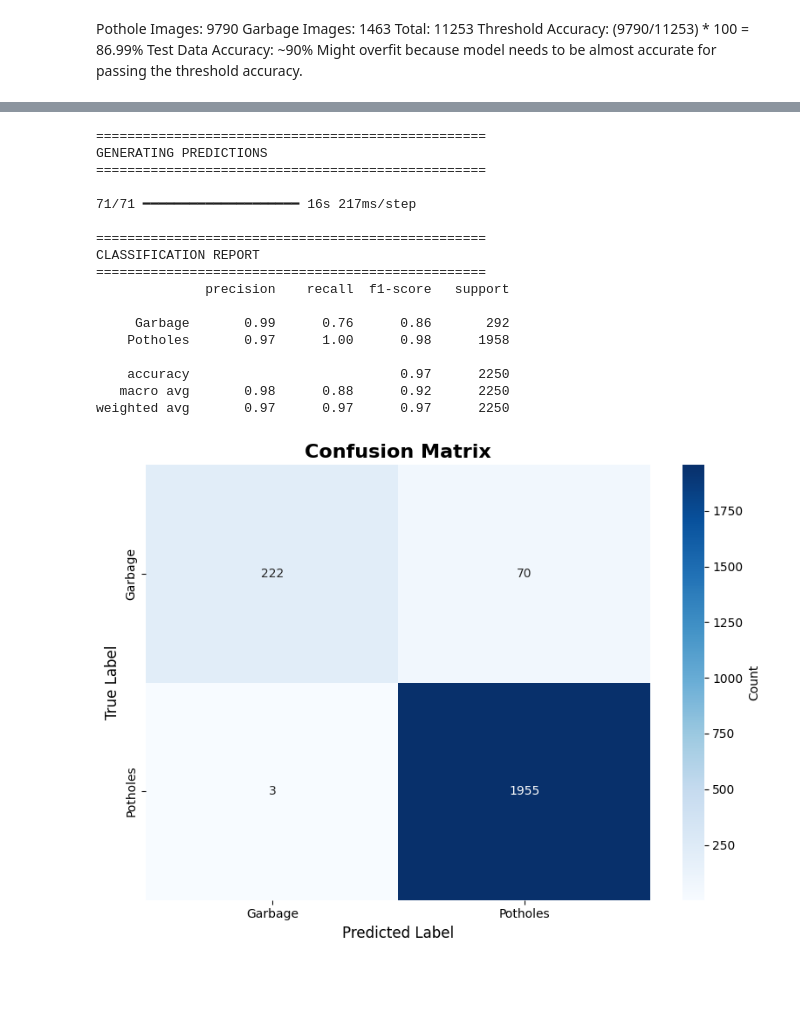
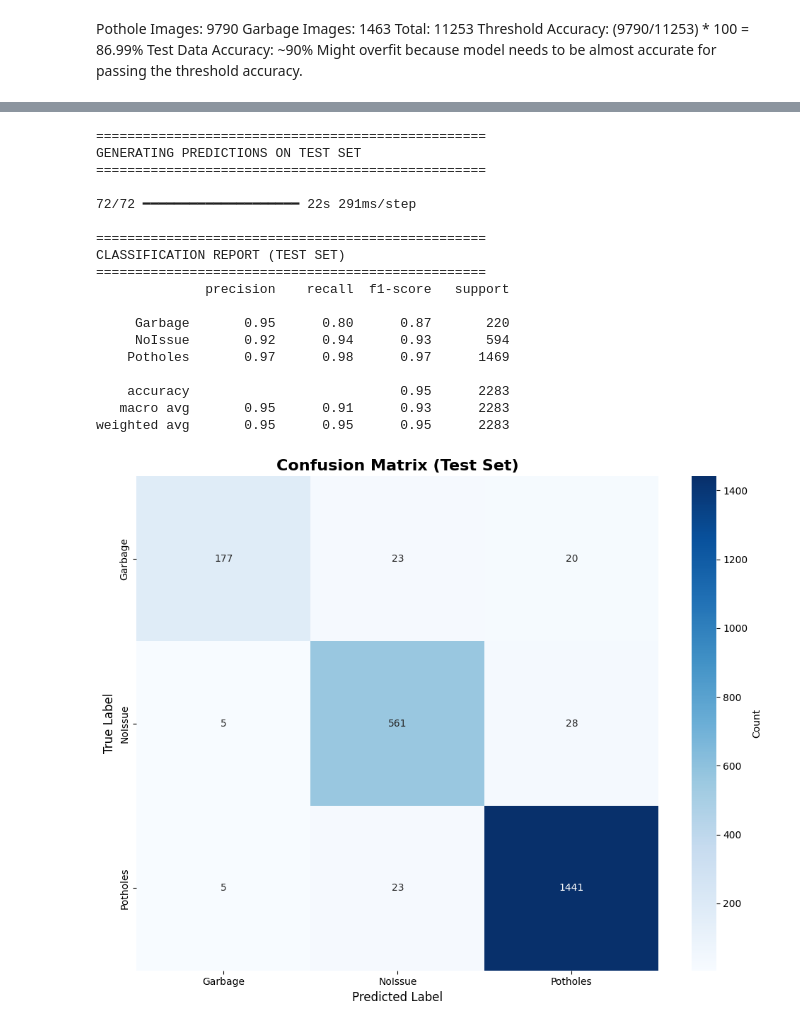
Before and after one commit to KarnaPratik/Neural-Network-From-Scratch, a Jupyter notebook: potholes-garbage-classifier.ipynb, the cells around one changed output, grey strips where cells are left out. Saved outputs shown, nothing was run; the diff lists cells and outputs as text; code cells hidden in the pictures; blank space fills up the shorter version.

Commit message:
Kaggle Notebook | notebookf16345274c | Needs fine tuning for garbage images

```diff
--- a/potholes-garbage-classifier.ipynb
+++ b/potholes-garbage-classifier.ipynb
@@ -43,7 +55,11 @@ BATCH_SIZE = 32
 EPOCHS = 20
 DATA_DIR = '/kaggle/input/civic-issue-dataset/Dataset'
 
-CLASSES_TO_USE = ['Garbage', 'Potholes']
+CLASSES_TO_USE = ['Garbage', 'Potholes', 'NoIssue']
+
+TRAIN_SPLIT = 0.7
+VAL_SPLIT = 0.15
+TEST_SPLIT = 0.15
 
 print(f"Configuration:")
 print(f"  Image Size: {IMG_SIZE}")
@@ -61,7 +77,6 @@ Configuration:
 # %%
 train_datagen = ImageDataGenerator(
     rescale=1./255,
-    validation_split=0.2,
     rotation_range=20,
     width_shift_range=0.2,
     height_shift_range=0.2,
@@ -72,11 +87,12 @@ train_datagen = ImageDataGenerator(
 )
 
 # Only rescaling for validation
-val_datagen = ImageDataGenerator(
-    rescale=1./255,
-    validation_split=0.2
+val_test_datagen = ImageDataGenerator(
+    rescale=1./255
 )
 
 print("✓ Data generators created with augmentation settings")
+print("  Training: Augmentation enabled")
+print("  Validation & Test: Only rescaling")
 # %% [output]
 ✓ Data generators created with augmentation settings
@@ -145,7 +237,7 @@ model = keras.Sequential([
     layers.Dropout(0.5),
     layers.Dense(256, activation='relu'),
     layers.Dropout(0.3),
-    layers.Dense(1, activation='sigmoid')
+    layers.Dense(3, activation='softmax')
 ])
 
 print("✓ Model architecture created")
@@ -178,13 +270,13 @@ Model: "sequential"
 # %%
 model.compile(
     optimizer=keras.optimizers.Adam(learning_rate=0.001),
-    loss='binary_crossentropy',
+    loss='categorical_crossentropy',
     metrics=['accuracy', 'recall', 'precision']
 )
 
 print("\n✓ Model compiled successfully!")
 print("  Optimizer: Adam (lr=0.001)")
-print("  Loss: Binary Crossentropy")
+print("  Loss: Categorical Crossentropy (for 3 classes)")
 print("  Metrics: Accuracy, Recall, Precision")
 # %% [output]
 ✓ Model compiled successfully!
@@ -325,65 +451,58 @@ ValueError: too many values to unpack (expected 2)
 # %%
 print("\n" + "="*50)
-print("GENERATING PREDICTIONS")
+print("GENERATING PREDICTIONS ON TEST SET")
 print("="*50 + "\n")
 
-# Generate predictions
-val_generator.reset()
-predictions = model.predict(val_generator, verbose=1)
-y_pred = (predictions > 0.5).astype(int).flatten()
-y_true = val_generator.classes
+# Generate predictions on test set
+test_generator.reset()
+predictions = model.predict(test_generator, verbose=1)
+y_pred = np.argmax(predictions, axis=1)  # Get class with highest probability
+y_true = test_generator.classes
 
 # Get class names
 class_names = list(train_generator.class_indices.keys())
 
 # Classification report
 print("\n" + "="*50)
-print("CLASSIFICATION REPORT")
+print("CLASSIFICATION REPORT (TEST SET)")
 print("="*50)
 print(classification_report(y_true, y_pred, target_names=class_names))
 
 # Confusion matrix
 cm = confusion_matrix(y_true, y_pred)
-plt.figure(figsize=(8, 6))
+plt.figure(figsize=(10, 8))
 sns.heatmap(cm, annot=True, fmt='d', cmap='Blues',
             xticklabels=class_names, yticklabels=class_names,
             cbar_kws={'label': 'Count'})
-plt.title('Confusion Matrix', fontsize=16, fontweight='bold')
+plt.title('Confusion Matrix (Test Set)', fontsize=16, fontweight='bold')
 plt.ylabel('True Label', fontsize=12)
 plt.xlabel('Predicted Label', fontsize=12)
 plt.tight_layout()
 plt.show()
 
-# Calculate additional metrics
-tn, fp, fn, tp = cm.ravel()
-precision = tp / (tp + fp) if (tp + fp) > 0 else 0
-recall = tp / (tp + fn) if (tp + fn) > 0 else 0
-f1 = 2 * (precision * recall) / (precision + recall) if (precision + recall) > 0 else 0
-
-print(f"\nDetailed Metrics for '{class_names[1]}':")
-print(f"  True Positives: {tp}")
-print(f"  True Negatives: {tn}")
-print(f"  False Positives: {fp}")
-print(f"  False Negatives: {fn}")
-print(f"  Precision: {precision:.4f}")
-print(f"  Recall: {recall:.4f}")
-print(f"  F1-Score: {f1:.4f}")
+# Per-class accuracy
+print("\nPer-Class Accuracy:")
+for i, class_name in enumerate(class_names):
+    class_mask = y_true == i
+    class_acc = (y_pred[class_mask] == y_true[class_mask]).sum() / class_mask.sum()
+    print(f"  {class_name}: {class_acc*100:.2f}%")
 # %% [output]
 ==================================================
-GENERATING PREDICTIONS
+GENERATING PREDICTIONS ON TEST SET
 ==================================================
 
-71/71 ━━━━━━━━━━━━━━━━━━━━ 16s 217ms/step
+72/72 ━━━━━━━━━━━━━━━━━━━━ 22s 291ms/step
 
 ==================================================
-CLASSIFICATION REPORT
+CLASSIFICATION REPORT (TEST SET)
 ==================================================
               precision    recall  f1-score   support
 
-     Garbage       0.99      0.76      0.86       292
-    Potholes       0.97      1.00      0.98      1958
+     Garbage       0.95      0.80      0.87       220
+     NoIssue       0.92      0.94      0.93       594
+    Potholes       0.97      0.98      0.97      1469
 
-    accuracy                           0.97      2250
-   macro avg       0.98      0.88      0.92      2250
-weighted avg       0.97      0.97      0.97      2250
+    accuracy                           0.95      2283
+   macro avg       0.95      0.91      0.93      2283
+weighted avg       0.95      0.95      0.95      2283
-[figure, old version]
+[figure, new version]
```
Also changed, not shown: parts of 18 cells of this notebook.
